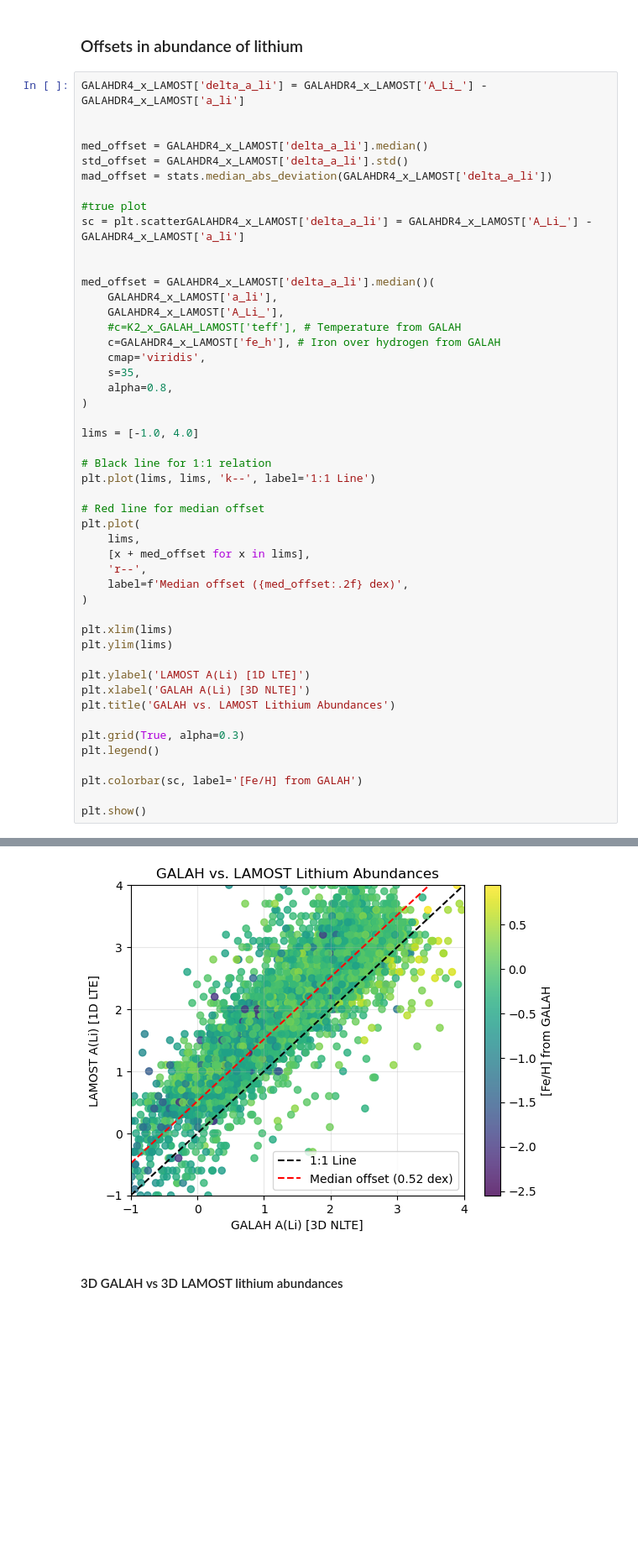
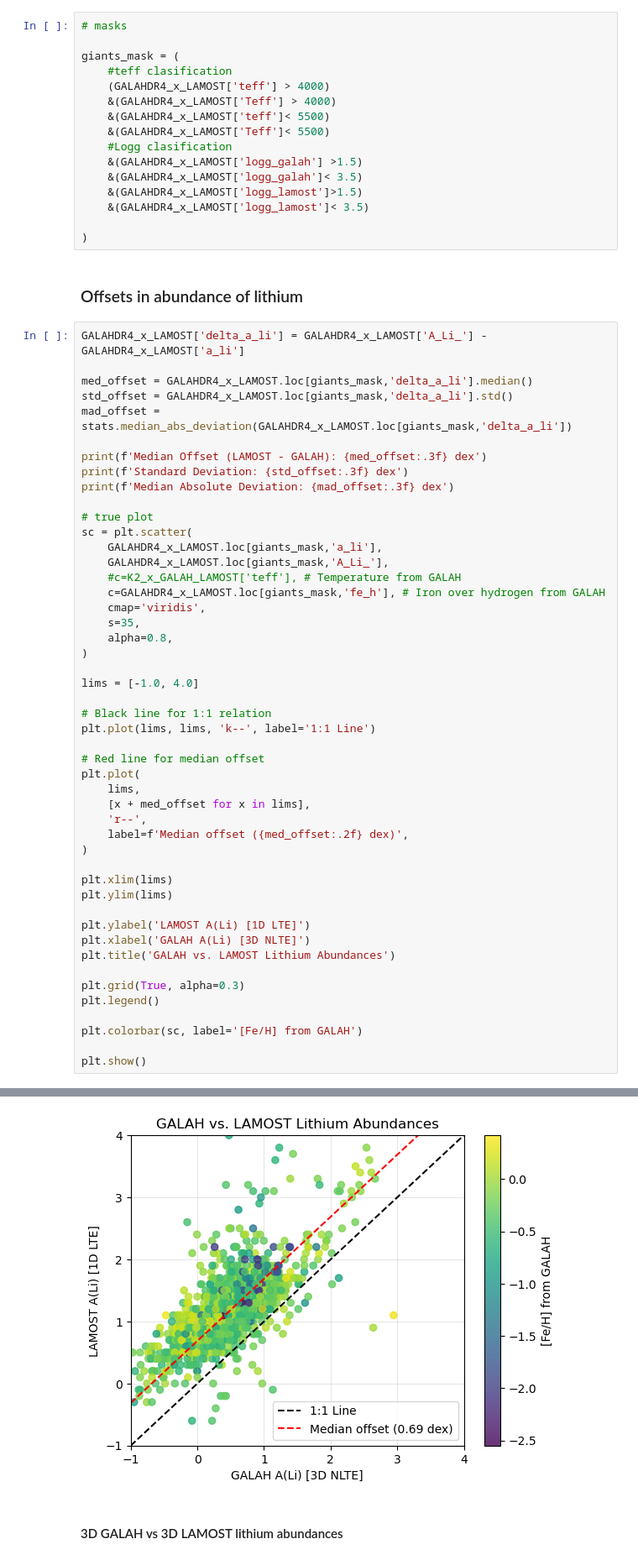
Before and after one commit to juanpabloidarraga/master_thesis, a Jupyter notebook: code/Sidequests/offset_galah_and_lamost.ipynb, the cells around one changed output, grey strips where cells are left out. Shown at 84% size. Saved outputs shown, nothing was run; the diff lists cells and outputs as text; blank space fills up the shorter version.

```diff
--- a/code/Sidequests/offset_galah_and_lamost.ipynb
+++ b/code/Sidequests/offset_galah_and_lamost.ipynb
@@ -864,25 +876,41 @@ import pandas as pd
 GALAHDR4_x_LAMOST = pd.read_csv(
     "../../data/LAMOST_catalog/galahdr4_x_lamost.csv"
 )
+# %%
+# masks
+
+giants_mask = (
+    #teff clasification
+    (GALAHDR4_x_LAMOST['teff'] > 4000)
+    &(GALAHDR4_x_LAMOST['Teff'] > 4000)
+    &(GALAHDR4_x_LAMOST['teff']< 5500)
+    &(GALAHDR4_x_LAMOST['Teff']< 5500)
+    #Logg clasification
+    &(GALAHDR4_x_LAMOST['logg_galah'] >1.5)
+    &(GALAHDR4_x_LAMOST['logg_galah']< 3.5)
+    &(GALAHDR4_x_LAMOST['logg_lamost']>1.5)
+    &(GALAHDR4_x_LAMOST['logg_lamost']< 3.5)
+
+)
 # %% [markdown]
 ### Offsets in abundance of lithium
 # %%
 GALAHDR4_x_LAMOST['delta_a_li'] = GALAHDR4_x_LAMOST['A_Li_'] - GALAHDR4_x_LAMOST['a_li']
 
+med_offset = GALAHDR4_x_LAMOST.loc[giants_mask,'delta_a_li'].median()
+std_offset = GALAHDR4_x_LAMOST.loc[giants_mask,'delta_a_li'].std()
+mad_offset = stats.median_abs_deviation(GALAHDR4_x_LAMOST.loc[giants_mask,'delta_a_li'])
 
-med_offset = GALAHDR4_x_LAMOST['delta_a_li'].median()
-std_offset = GALAHDR4_x_LAMOST['delta_a_li'].std()
-mad_offset = stats.median_abs_deviation(GALAHDR4_x_LAMOST['delta_a_li'])
+print(f'Median Offset (LAMOST - GALAH): {med_offset:.3f} dex')
+print(f'Standard Deviation: {std_offset:.3f} dex')
+print(f'Median Absolute Deviation: {mad_offset:.3f} dex')
 
-#true plot
-sc = plt.scatterGALAHDR4_x_LAMOST['delta_a_li'] = GALAHDR4_x_LAMOST['A_Li_'] - GALAHDR4_x_LAMOST['a_li']
-
-
-med_offset = GALAHDR4_x_LAMOST['delta_a_li'].median()(
-    GALAHDR4_x_LAMOST['a_li'],
-    GALAHDR4_x_LAMOST['A_Li_'],
+# true plot
+sc = plt.scatter(
+    GALAHDR4_x_LAMOST.loc[giants_mask,'a_li'],
+    GALAHDR4_x_LAMOST.loc[giants_mask,'A_Li_'],
     #c=K2_x_GALAH_LAMOST['teff'], # Temperature from GALAH
-    c=GALAHDR4_x_LAMOST['fe_h'], # Iron over hydrogen from GALAH
+    c=GALAHDR4_x_LAMOST.loc[giants_mask,'fe_h'], # Iron over hydrogen from GALAH
     cmap='viridis',
     s=35,
     alpha=0.8,
@@ -918,4 +949,4 @@ plt.show()
-[figure, old version]
+[figure, new version]
 # %% [markdown]
 #### 3D GALAH vs 3D LAMOST lithium abundances
 # %%
```
Also changed, not shown: parts of 40 cells of this notebook, 13 other files.
